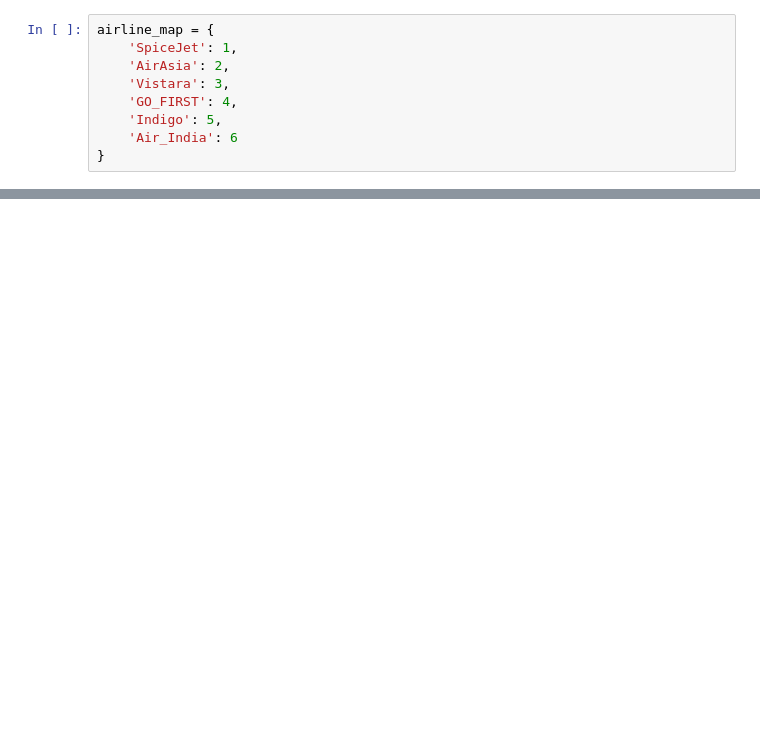
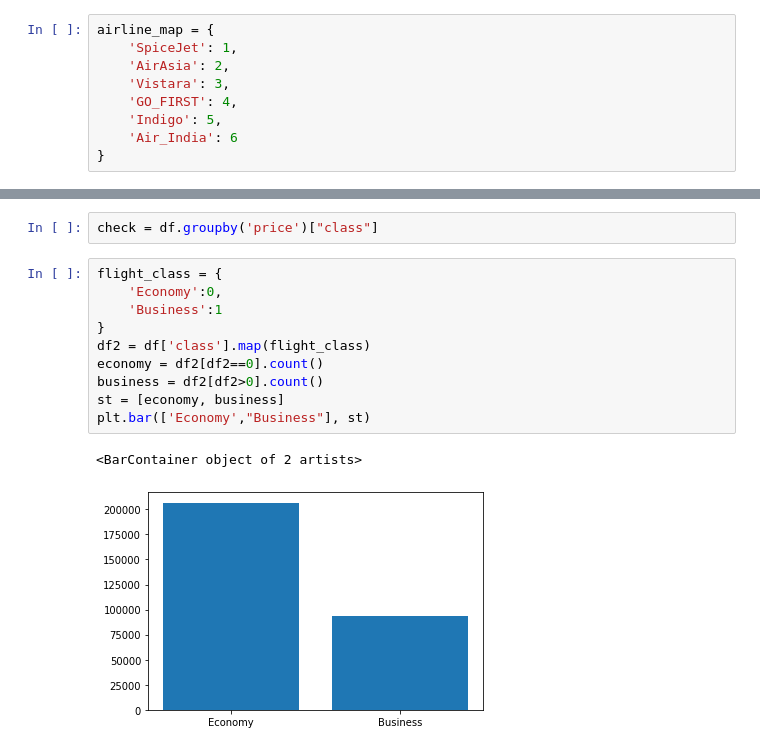
Before and after one commit to munas-git/Flight-Price-Prediction, a Jupyter notebook: flight-price-prediction.ipynb, the cells around one changed output, grey strips where cells are left out. Cells and saved outputs as stored; diff of their text form; blank space fills up the shorter version.

```diff
--- a/flight-price-prediction.ipynb
+++ b/flight-price-prediction.ipynb
@@ -109,0 +120,15 @@ airline_map = {
+# %%
+check = df.groupby('price')["class"]
+# %%
+flight_class = {
+    'Economy':0,
+    'Business':1
+}
+df2 = df['class'].map(flight_class)
+economy = df2[df2==0].count()
+business = df2[df2>0].count()
+st = [economy, business]
+plt.bar(['Economy',"Business"], st)
+# %% [output]
+<BarContainer object of 2 artists>
+[figure, added]
```
Also changed, not shown: parts of 4 cells of this notebook.
